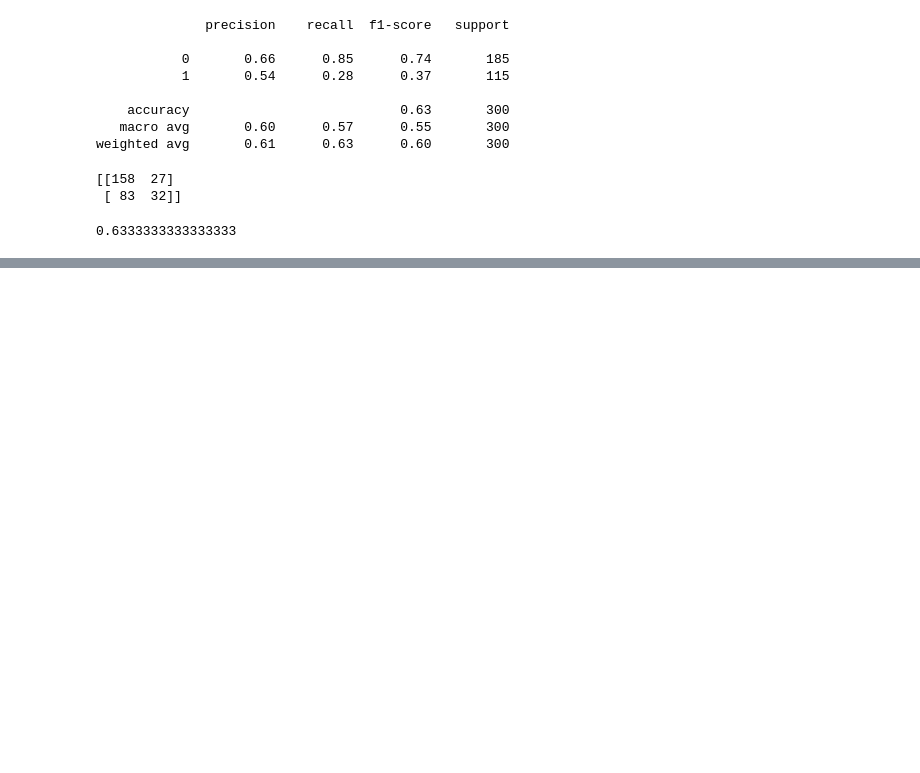
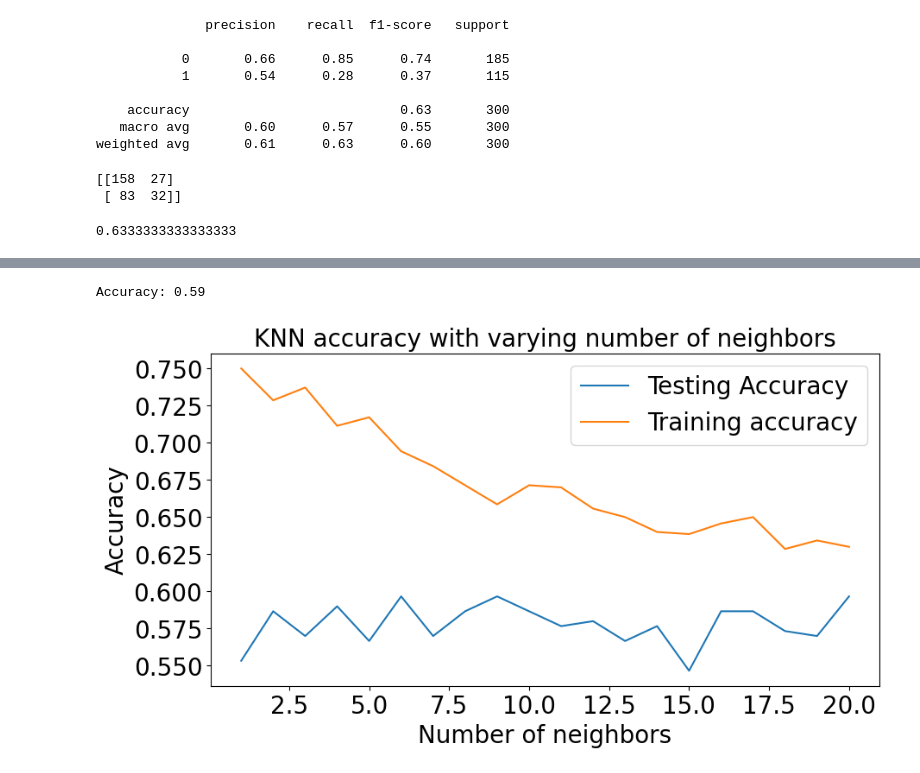
Before and after one commit to TonioLP/CA1-Machine-learning-CCT, a Jupyter notebook: CA1 - Machine Learning.ipynb, the cells around one changed output, grey strips where cells are left out. Drawn from its saved outputs; the diff is of its cells as text; code cells hidden in the pictures; blank space fills up the shorter version.

```diff
--- a/CA1 - Machine Learning.ipynb
+++ b/CA1 - Machine Learning.ipynb
@@ -328,0 +468,52 @@ print(confusion_matrix(y_test,predictions))
+# %%
+# Import knearest neighbors Classifier model
+from sklearn.neighbors import KNeighborsClassifier
+
+# Create KNN Classifier
+kNN = KNeighborsClassifier(n_neighbors = 8)
+
+# Train the model using the training sets
+kNN.fit(X_train, y_train)
+
+# Predict the response for test dataset
+y_pred = kNN.predict(X_test)
+# %%
+#Import scikit-learn metrics module for accuracy calculation
+from sklearn import metrics
+
+# Model Accuracy, how often is the classifier correct?
+print( "Accuracy: {:.2f}".format(metrics.accuracy_score(y_test, y_pred)) )
+# %% [output]
+Accuracy: 0.59
+# %%
+import numpy as np
+neighbors = np.arange(1, 21)                  # number of neighbors
+train_accuracy = np.zeros(len(neighbors))     # Declare and initialise the matrix
+test_accuracy = np.zeros(len(neighbors))      # Declare and initialise the matrix
+# %%
+for i, k in enumerate(neighbors):                          # for loop that checks the model for neighbor values 1, 2, 3, ..., 10
+    kNN = KNeighborsClassifier(n_neighbors = k)            # Initialise an object knn using KNeighborsClassifier method
+
+    # Fit the model
+    kNN.fit(X_train, y_train)                              # Call fit method to implement the ML KNeighborsClassifier model
+
+    # Compute accuracy on the training set
+    train_accuracy[i] = kNN.score(X_train, y_train)        # Save the score value in the train_accuracy array
+
+    # Compute accuracy on the test set
+    test_accuracy[i] = kNN.score(X_test, y_test)           # Save the score value in the train_accuracy array
+# %%
+import matplotlib.pyplot as plt
+
+plt.figure(figsize = (10, 5))
+plt.title('KNN accuracy with varying number of neighbors', fontsize = 20)
+plt.plot(neighbors, test_accuracy, label = 'Testing Accuracy')
+plt.plot(neighbors, train_accuracy, label = 'Training accuracy')
+plt.legend(prop={'size': 20})
+plt.xlabel('Number of neighbors', fontsize = 20)
+plt.ylabel('Accuracy', fontsize = 20)
+plt.xticks(fontsize = 20)
+plt.yticks(fontsize = 20)
+plt.show()
+# %% [output]
+[figure, added]
```
Also changed, not shown: parts of 12 cells of this notebook.
